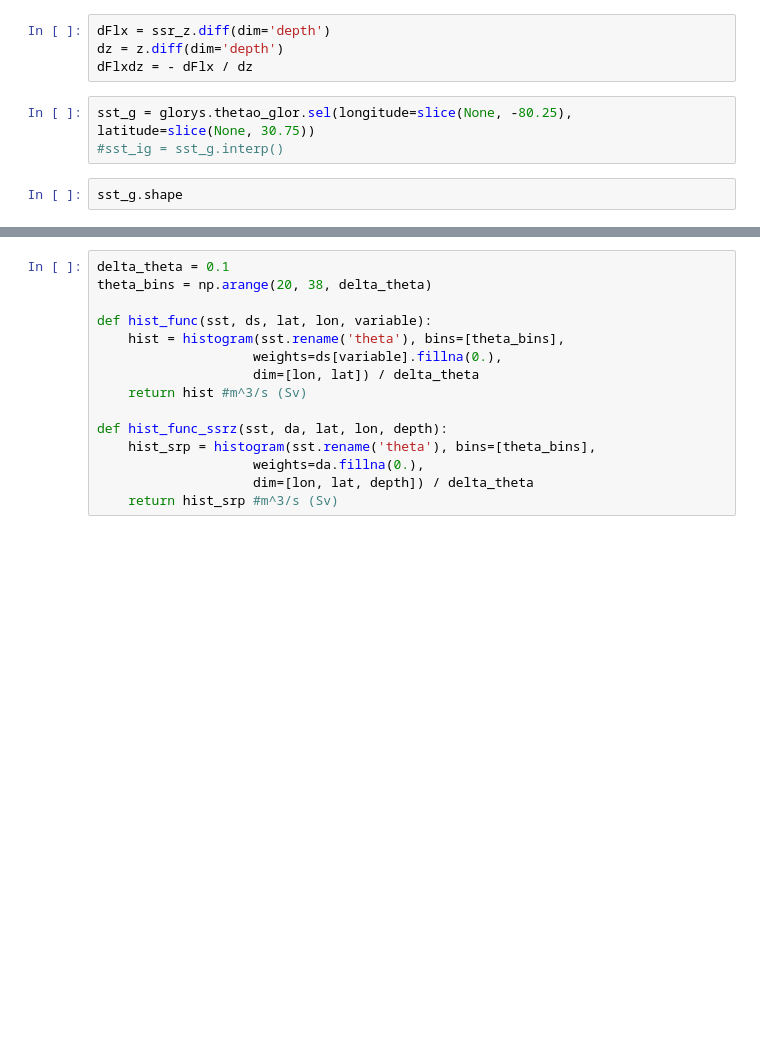
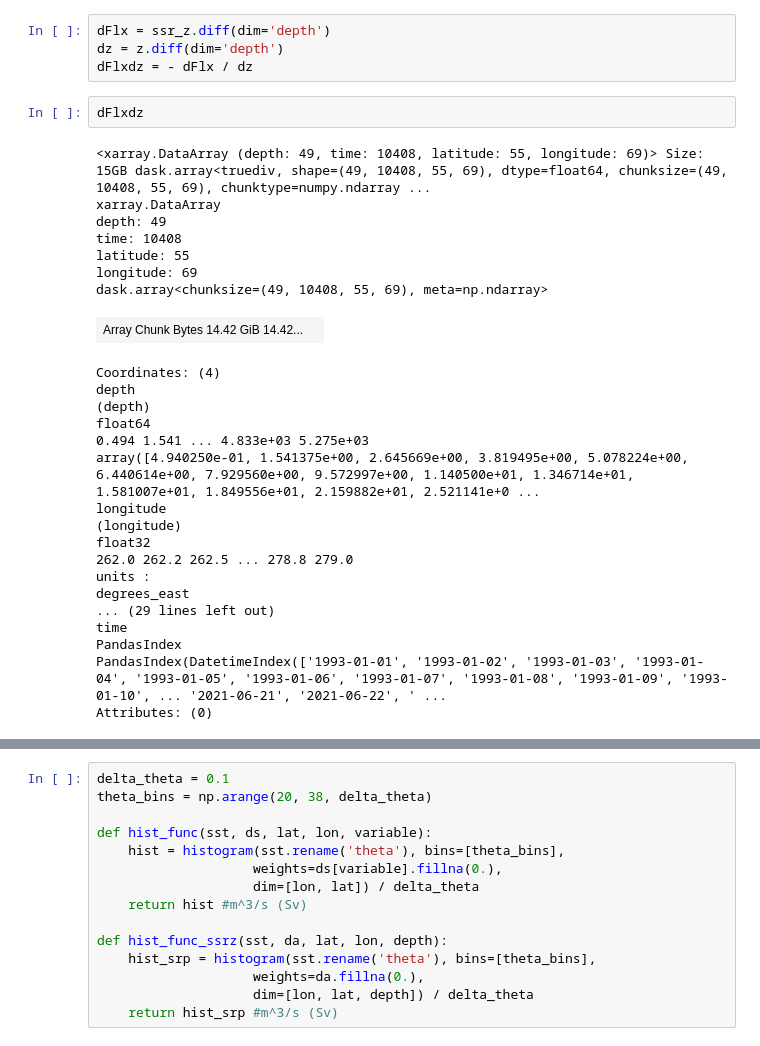
Before and after one commit to shanicetbailey/MHW-gfdl, a Jupyter notebook: 06-wmt-budget.ipynb, the cells around one changed output, grey strips where cells are left out. Drawn from its saved outputs; the diff is of its cells as text; blank space fills up the shorter version.

```diff
--- a/06-wmt-budget.ipynb
+++ b/06-wmt-budget.ipynb
@@ -730,8 +672,31 @@ ssr_z.sum(['latitude', 'longitude']).isel(depth=0).plot(color='blue', linestyle=
 dFlx = ssr_z.diff(dim='depth')
 dz = z.diff(dim='depth')
 dFlxdz = - dFlx / dz
-# %%
-sst_g = glorys.thetao_glor.sel(longitude=slice(None, -80.25), latitude=slice(None, 30.75))
-#sst_ig = sst_g.interp()
-# %%
-sst_g.shape
+# %%
+dFlxdz
+# %% [output]
+<xarray.DataArray (depth: 49, time: 10408, latitude: 55, longitude: 69)> Size: 15GB dask.array<truediv, shape=(49, 10408, 55, 69), dtype=float64, chunksize=(49, 10408, 55, 69), chunktype=numpy.ndarray ...
+xarray.DataArray
+depth: 49
+time: 10408
+latitude: 55
+longitude: 69
+dask.array<chunksize=(49, 10408, 55, 69), meta=np.ndarray>
+| Array Chunk Bytes 14.42 GiB 14.42... |  |
+Coordinates: (4)
+depth
+(depth)
+float64
+0.494 1.541 ... 4.833e+03 5.275e+03
+array([4.940250e-01, 1.541375e+00, 2.645669e+00, 3.819495e+00, 5.078224e+00, 6.440614e+00, 7.929560e+00, 9.572997e+00, 1.140500e+01, 1.346714e+01, 1.581007e+01, 1.849556e+01, 2.159882e+01, 2.521141e+0 ...
+longitude
+(longitude)
+float32
+262.0 262.2 262.5 ... 278.8 279.0
+units :
+degrees_east
+... (29 lines left out)
+time
+PandasIndex
+PandasIndex(DatetimeIndex(['1993-01-01', '1993-01-02', '1993-01-03', '1993-01-04', '1993-01-05', '1993-01-06', '1993-01-07', '1993-01-08', '1993-01-09', '1993-01-10', ... '2021-06-21', '2021-06-22', ' ...
+Attributes: (0)
```
Also changed, not shown: parts of 32 cells of this notebook.
